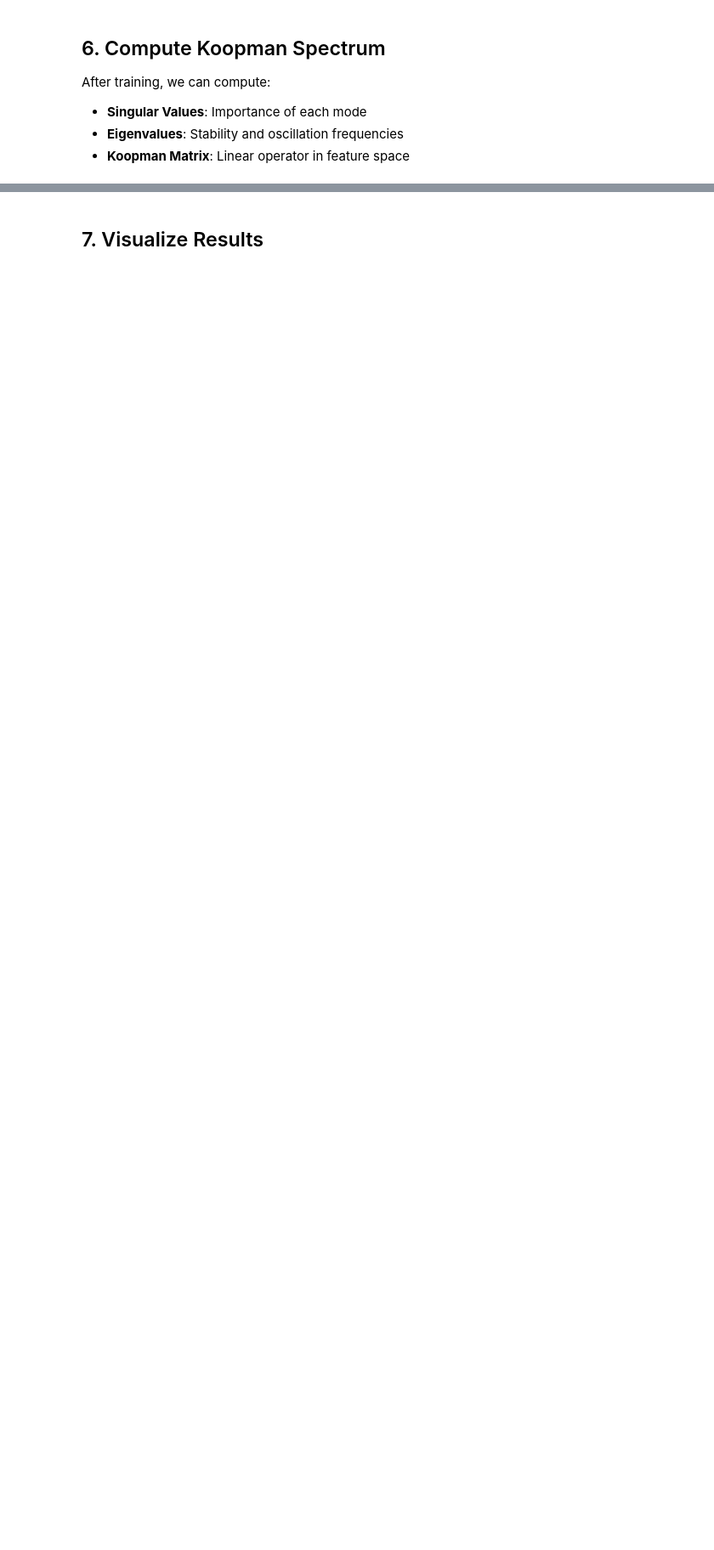
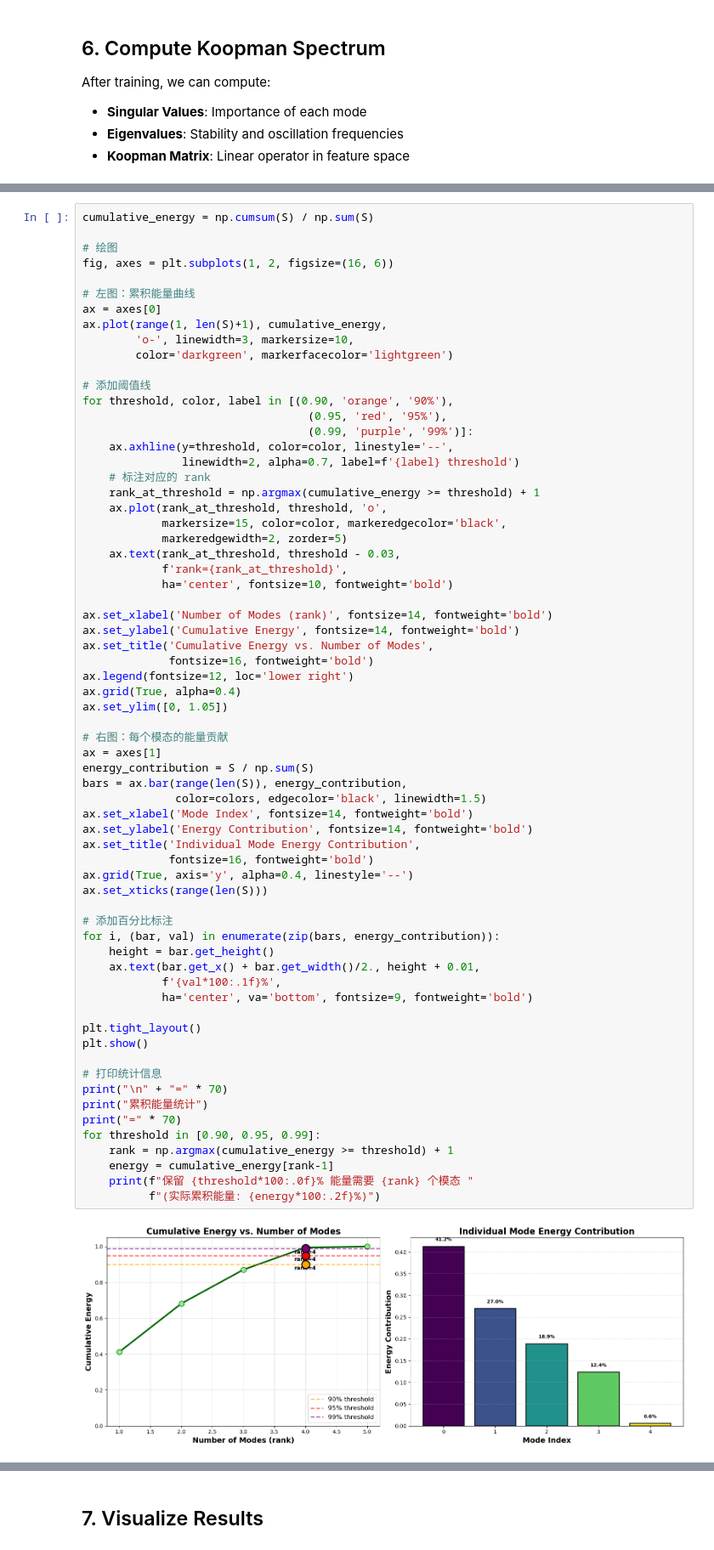
Before and after one commit to Matthew-ymz/koopCE, a Jupyter notebook: DeepKoopCE/demo_standalone_lora.ipynb, the cells around one changed output, grey strips where cells are left out. Shown at 85% size. Cells and saved outputs as stored; diff of their text form; blank space fills up the shorter version.

```diff
--- a/DeepKoopCE/demo_standalone_lora.ipynb
+++ b/DeepKoopCE/demo_standalone_lora.ipynb
@@ -492,0 +568,68 @@ Eigenvalues (top 5):
+# %%
+cumulative_energy = np.cumsum(S) / np.sum(S)
+
+# 绘图
+fig, axes = plt.subplots(1, 2, figsize=(16, 6))
+
+# 左图：累积能量曲线
+ax = axes[0]
+ax.plot(range(1, len(S)+1), cumulative_energy,
+        'o-', linewidth=3, markersize=10,
+        color='darkgreen', markerfacecolor='lightgreen')
+
+# 添加阈值线
+for threshold, color, label in [(0.90, 'orange', '90%'),
+                                  (0.95, 'red', '95%'),
+                                  (0.99, 'purple', '99%')]:
+    ax.axhline(y=threshold, color=color, linestyle='--',
+               linewidth=2, alpha=0.7, label=f'{label} threshold')
+    # 标注对应的 rank
+    rank_at_threshold = np.argmax(cumulative_energy >= threshold) + 1
+    ax.plot(rank_at_threshold, threshold, 'o',
+            markersize=15, color=color, markeredgecolor='black',
+            markeredgewidth=2, zorder=5)
+    ax.text(rank_at_threshold, threshold - 0.03,
+            f'rank={rank_at_threshold}',
+            ha='center', fontsize=10, fontweight='bold')
+
+ax.set_xlabel('Number of Modes (rank)', fontsize=14, fontweight='bold')
+ax.set_ylabel('Cumulative Energy', fontsize=14, fontweight='bold')
+ax.set_title('Cumulative Energy vs. Number of Modes',
+             fontsize=16, fontweight='bold')
+ax.legend(fontsize=12, loc='lower right')
+ax.grid(True, alpha=0.4)
+ax.set_ylim([0, 1.05])
+
+# 右图：每个模态的能量贡献
+ax = axes[1]
+energy_contribution = S / np.sum(S)
+bars = ax.bar(range(len(S)), energy_contribution,
+              color=colors, edgecolor='black', linewidth=1.5)
+ax.set_xlabel('Mode Index', fontsize=14, fontweight='bold')
+ax.set_ylabel('Energy Contribution', fontsize=14, fontweight='bold')
+ax.set_title('Individual Mode Energy Contribution',
+             fontsize=16, fontweight='bold')
+ax.grid(True, axis='y', alpha=0.4, linestyle='--')
+ax.set_xticks(range(len(S)))
+
+# 添加百分比标注
+for i, (bar, val) in enumerate(zip(bars, energy_contribution)):
+    height = bar.get_height()
+    ax.text(bar.get_x() + bar.get_width()/2., height + 0.01,
+            f'{val*100:.1f}%',
+            ha='center', va='bottom', fontsize=9, fontweight='bold')
+
+plt.tight_layout()
+plt.show()
+
+# 打印统计信息
+print("\n" + "=" * 70)
+print("累积能量统计")
+print("=" * 70)
+for threshold in [0.90, 0.95, 0.99]:
+    rank = np.argmax(cumulative_energy >= threshold) + 1
+    energy = cumulative_energy[rank-1]
+    print(f"保留 {threshold*100:.0f}% 能量需要 {rank} 个模态 "
+          f"(实际累积能量: {energy*100:.2f}%)")
+# %% [output]
+[figure, added]
```
Also changed, not shown: parts of 9 cells of this notebook, 8 other files.
